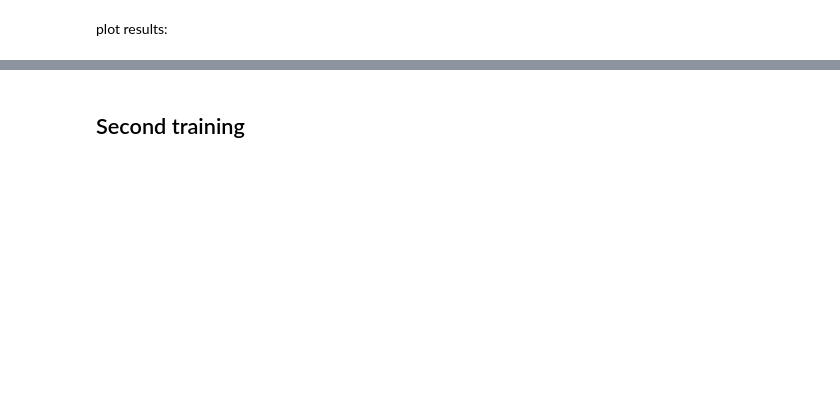
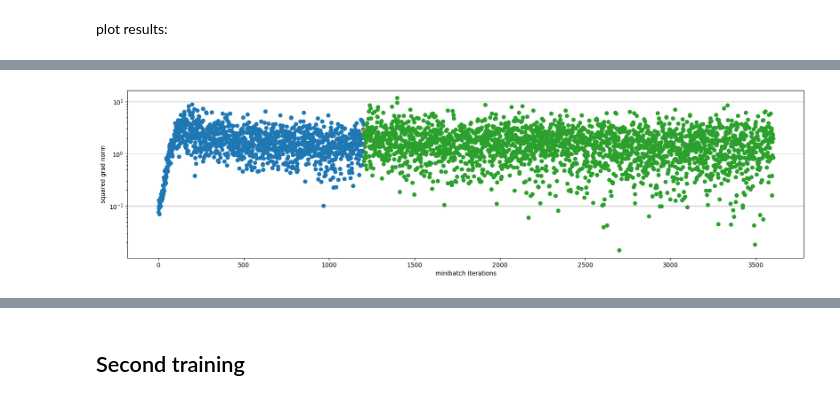
Before and after one commit to LeonieKreis/layer_insertion_sensitivity_based, a Jupyter notebook: li_experiments.ipynb, the cells around one changed output, grey strips where cells are left out. Drawn from its saved outputs; the diff is of its cells as text; code cells hidden in the pictures; blank space fills up the shorter version.

Commit message:
add option save gradient norms during training

```diff
--- a/li_experiments.ipynb
+++ b/li_experiments.ipynb
@@ -69,0 +58,4 @@ test_data = datasets.MNIST(
+# %%
+MNIST = True
+FMNIST = False
+CIFAR10 = False
@@ -80,13 +132,13 @@ test_dataloader = DataLoader(test_data, batch_size=10000)
 Build models:
 # %%
 kwargs_net ={
-        'hidden_layers': 1,
+        'hidden_layers': no_hidden_layers_start,
         'dim_hidden_layers': fix_width,
         'act_fun': act_fun,
         'type': _type
 }
 
-dim_in = 28*28
+dim_in = 28*28 #32*32
 dim_out = 10
 # %%
 # classical net
@@ -110,8 +162,12 @@ if _type=='fwd':
     model_init = feed_forward(dim_in, dim_out,**kwargs_net)
 if _type=='res2':
     model_init = two_weight_resnet(dim_in, dim_out,**kwargs_net)
+if _type=='res1':
+    model_init = one_weight_resnet(dim_in, dim_out,**kwargs_net)
 
 param_init = torch.nn.utils.parameters_to_vector(model_init.parameters())
+param_init = copy.deepcopy(param_init.data)
+param_init_class = copy.deepcopy(param_init.data)
 # %% [markdown]
 Check initial test error of the model
 # %%
@@ -119,7 +179,7 @@ print(check_testerror(test_dataloader,model_init))
 # %%
 # train ali 1
 if T1:
-    model1, mb_losses1, test_errors_short1, test_errors1, exit_flag1 = layer_insertion_loop(
+    model1, mb_losses1, test_errors_short1, test_errors1, exit_flag1, grad_norms1 = layer_insertion_loop(
         iters=no_iters,
         epochs=epochs,
         model= model_init,
@@ -138,5 +198,6 @@ if T1:
         decrease_after_li=lr_decrease_after_li,
         print_param_flag=False,
         start_with_backtracking=None,
-        v2=False
+        v2=False,
+        save_grad_norms=save_grad_norms
     )
@@ -177,2 +262,28 @@ if T1:
+# %%
+# todo plot
+if T1:
+    plt.figure(figsize=(20,5))
+    plt.grid(which='major', axis='x', zorder=-1.0)
+    xfull = range(1,len(grad_norms1)+1)
+    yfull = grad_norms1
+    begin=0
+    end=0
+    for i in range(len(end_list)):
+        end=end+end_list[i]
+        x_curr= xfull[begin:end]
+        y_curr= yfull[begin:end]
+        begin=end
+        plt.plot(x_curr,y_curr,'o')
+    plt.xlabel('minibatch iterations')
+    plt.ylabel('squared grad norm')
+
+    plt.yscale('log')
+    #plt.ylim((0.4,.6))
+    #plt.xlim((99300,99800))
+
+    plt.grid()
+    plt.plot(np.zeros(len(grad_norms1)))
+# %% [output]
+[figure, added]
 # %%
 plt.figure(figsize=(20,5))
```
Also changed, not shown: parts of 32 cells of this notebook, 2 other files.
